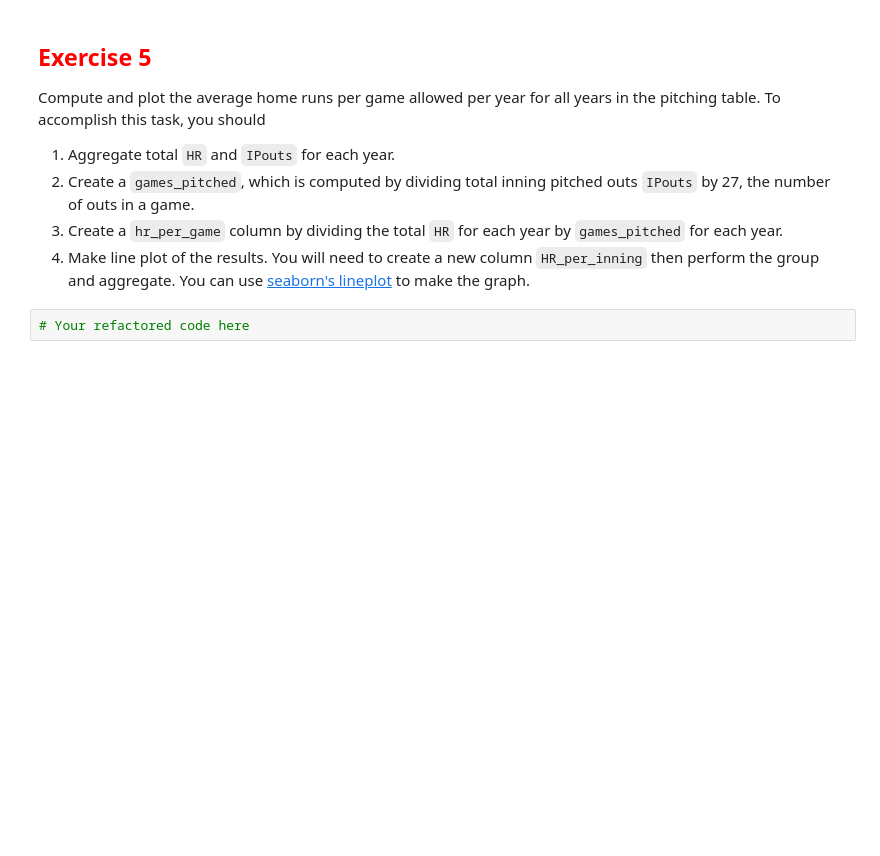
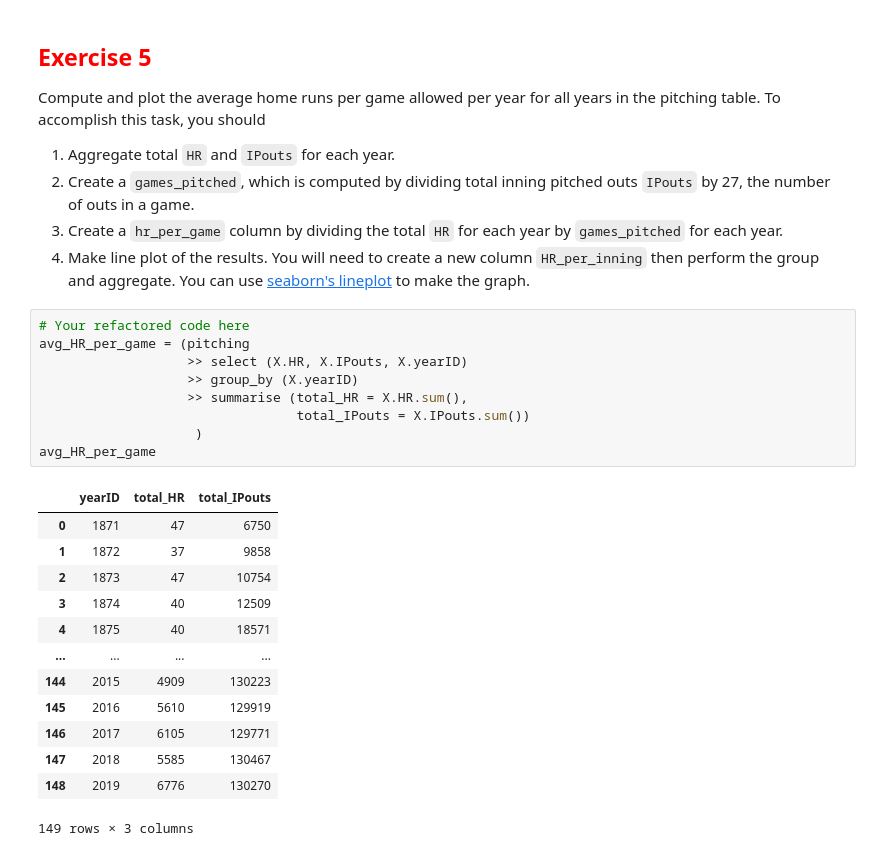
Before and after one commit to mclellanw00/module2_intro_to_pandas, a Jupyter notebook: 2_6_aggregation.ipynb, the cells around one changed output. Saved outputs shown, nothing was run; the diff lists cells and outputs as text; blank space fills up the shorter version.

Commit message:
total HR's and total IPouts

```diff
--- a/2_6_aggregation.ipynb
+++ b/2_6_aggregation.ipynb
@@ -299,5 +298,26 @@ Compute and plot the average home runs per game allowed per year for all years i
 1. Create a `games_pitched`, which is computed by dividing total inning pitched outs `IPouts` by 27, the number of outs in a game.
 2. Create a `hr_per_game` column by dividing the total `HR` for each year by `games_pitched` for each year.
 4. Make line plot of the results. You will need to create a new column `HR_per_inning` then perform the group and aggregate. You can use [seaborn's lineplot](https://seaborn.pydata.org/generated/seaborn.lineplot.html) to make the graph.
-# %%
-# Your refactored code here
+# %%
+# Your refactored code here
+avg_HR_per_game = (pitching
+                   >> select (X.HR, X.IPouts, X.yearID)
+                   >> group_by (X.yearID)
+                   >> summarise (total_HR = X.HR.sum(),
+                                 total_IPouts = X.IPouts.sum())
+                    )
+avg_HR_per_game
+# %% [output]
+|  | yearID | total_HR | total_IPouts |
+| 0 | 1871 | 47 | 6750 |
+| 1 | 1872 | 37 | 9858 |
+| 2 | 1873 | 47 | 10754 |
+| 3 | 1874 | 40 | 12509 |
+| 4 | 1875 | 40 | 18571 |
+| ... | ... | ... | ... |
+| 144 | 2015 | 4909 | 130223 |
+| 145 | 2016 | 5610 | 129919 |
+| 146 | 2017 | 6105 | 129771 |
+| 147 | 2018 | 5585 | 130467 |
+| 148 | 2019 | 6776 | 130270 |
+149 rows × 3 columns
```
Also changed, not shown: parts of 3 cells of this notebook.
